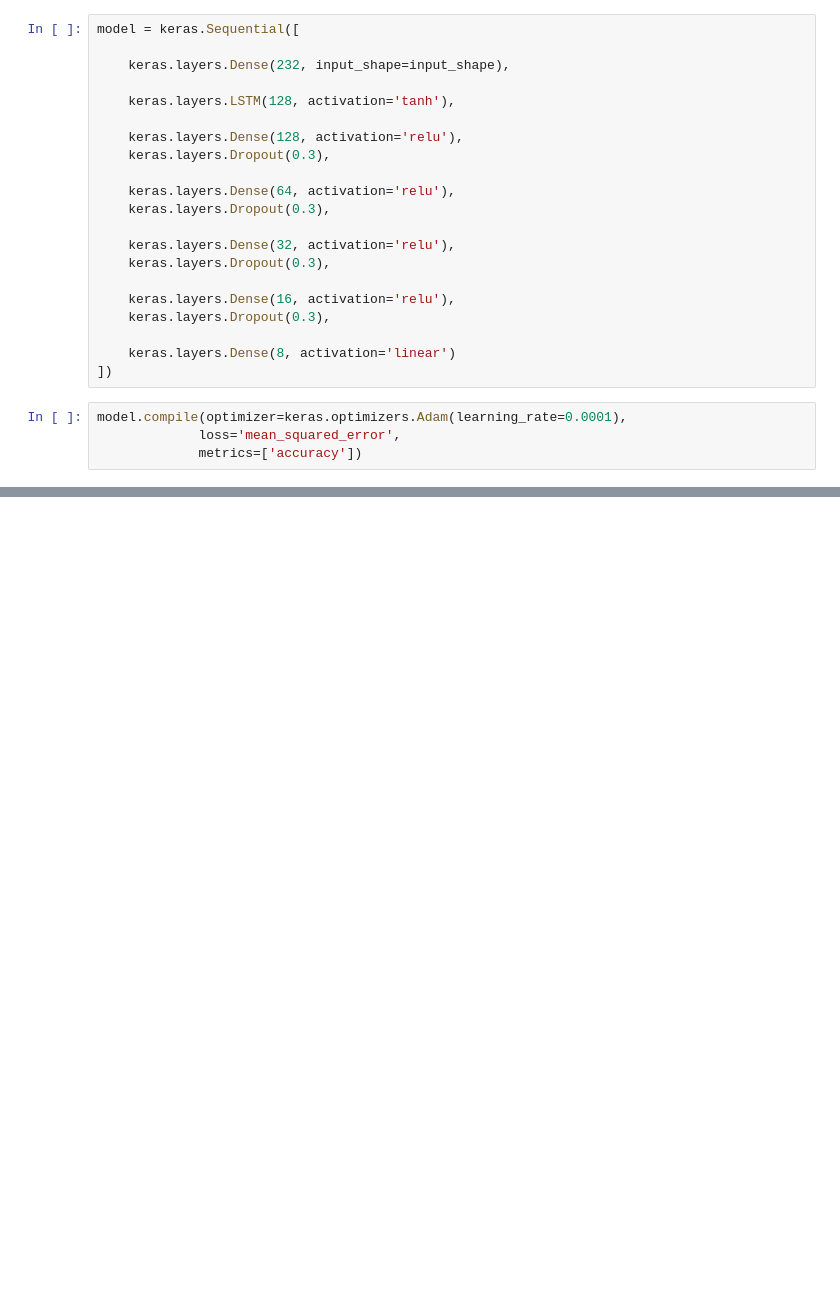
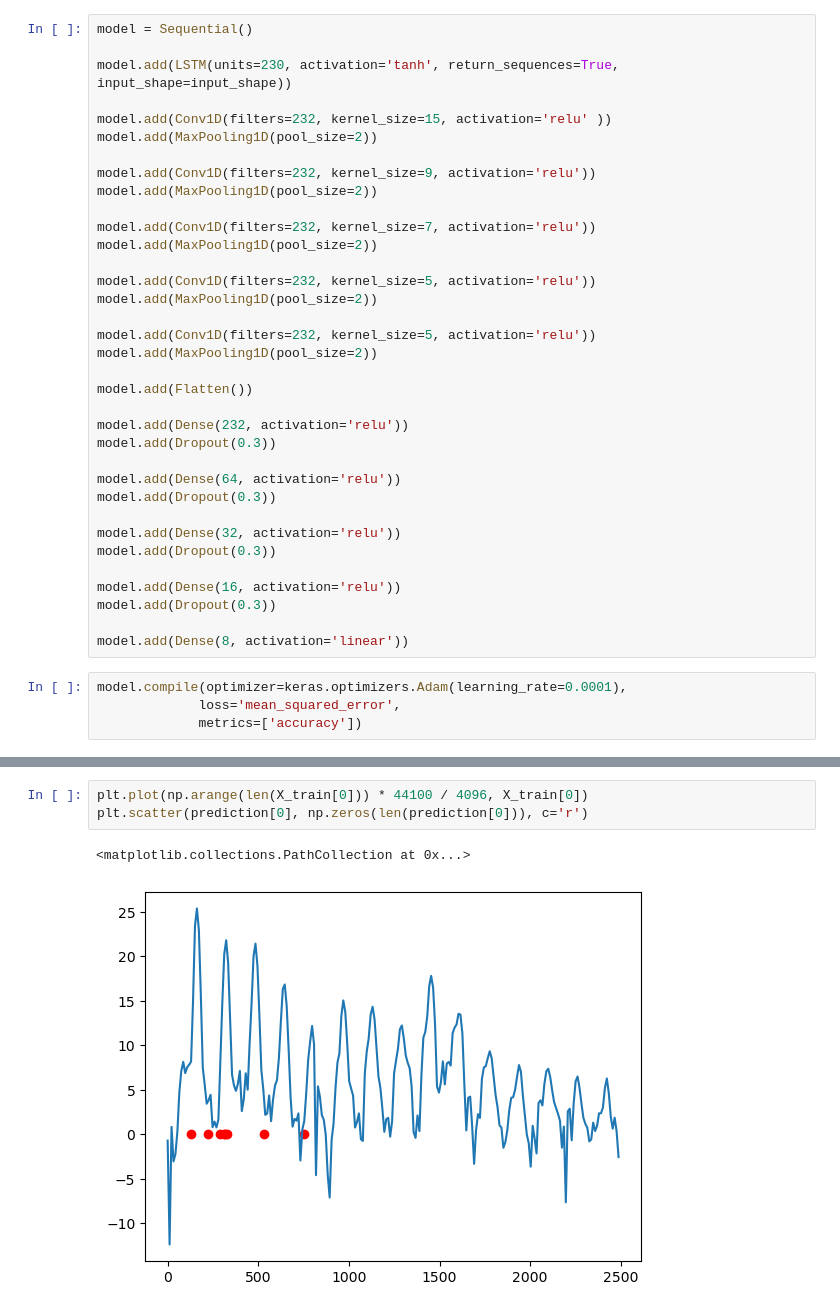
Before and after one commit to vivekvjyn/strawberry-fields, a Jupyter notebook: notebooks/model.ipynb, the cells around one changed output, grey strips where cells are left out. Drawn from its saved outputs; the diff is of its cells as text; blank space fills up the shorter version.

```diff
--- a/notebooks/model.ipynb
+++ b/notebooks/model.ipynb
@@ -38,24 +40,38 @@ print(len(X_train[0]))
 # %%
-model = keras.Sequential([
+model = Sequential()
 
-    keras.layers.Dense(232, input_shape=input_shape),
+model.add(LSTM(units=230, activation='tanh', return_sequences=True, input_shape=input_shape))
 
-    keras.layers.LSTM(128, activation='tanh'),
+model.add(Conv1D(filters=232, kernel_size=15, activation='relu' ))
+model.add(MaxPooling1D(pool_size=2))
 
-    keras.layers.Dense(128, activation='relu'),
-    keras.layers.Dropout(0.3),
+model.add(Conv1D(filters=232, kernel_size=9, activation='relu'))
+model.add(MaxPooling1D(pool_size=2))
 
-    keras.layers.Dense(64, activation='relu'),
-    keras.layers.Dropout(0.3),
+model.add(Conv1D(filters=232, kernel_size=7, activation='relu'))
+model.add(MaxPooling1D(pool_size=2))
 
-    keras.layers.Dense(32, activation='relu'),
-    keras.layers.Dropout(0.3),
+model.add(Conv1D(filters=232, kernel_size=5, activation='relu'))
+model.add(MaxPooling1D(pool_size=2))
 
-    keras.layers.Dense(16, activation='relu'),
-    keras.layers.Dropout(0.3),
+model.add(Conv1D(filters=232, kernel_size=5, activation='relu'))
+model.add(MaxPooling1D(pool_size=2))
 
-    keras.layers.Dense(8, activation='linear')
-])
+model.add(Flatten())
+
+model.add(Dense(232, activation='relu'))
+model.add(Dropout(0.3))
+
+model.add(Dense(64, activation='relu'))
+model.add(Dropout(0.3))
+
+model.add(Dense(32, activation='relu'))
+model.add(Dropout(0.3))
+
+model.add(Dense(16, activation='relu'))
+model.add(Dropout(0.3))
+
+model.add(Dense(8, activation='linear'))
 # %%
 model.compile(optimizer=keras.optimizers.Adam(learning_rate=0.0001),
              loss='mean_squared_error',
@@ -110,3 +126,9 @@ prediction = model.predict(X_train)
+# %%
+plt.plot(np.arange(len(X_train[0])) * 44100 / 4096, X_train[0])
+plt.scatter(prediction[0], np.zeros(len(prediction[0])), c='r')
+# %% [output]
+<matplotlib.collections.PathCollection at 0x...>
+[figure, added]
 # %%
 prediction[0]
 # %% [output]
```
Also changed, not shown: parts of 7 cells of this notebook.
